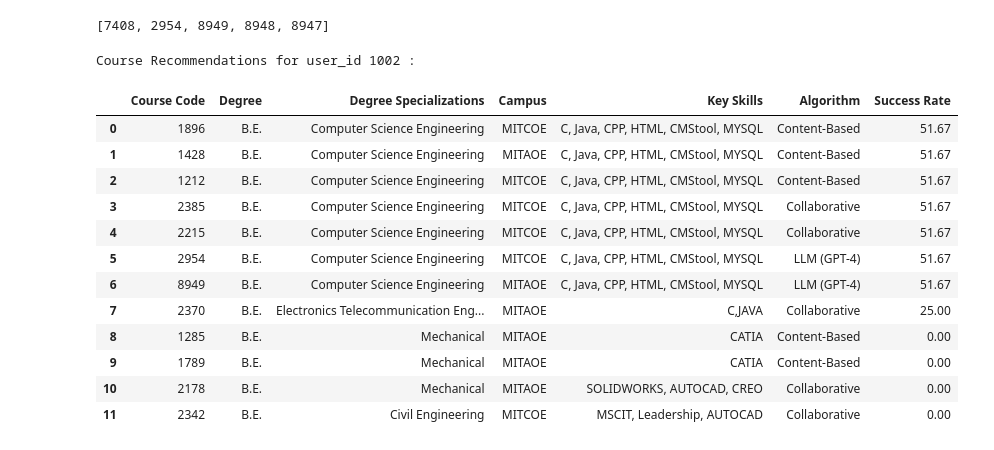
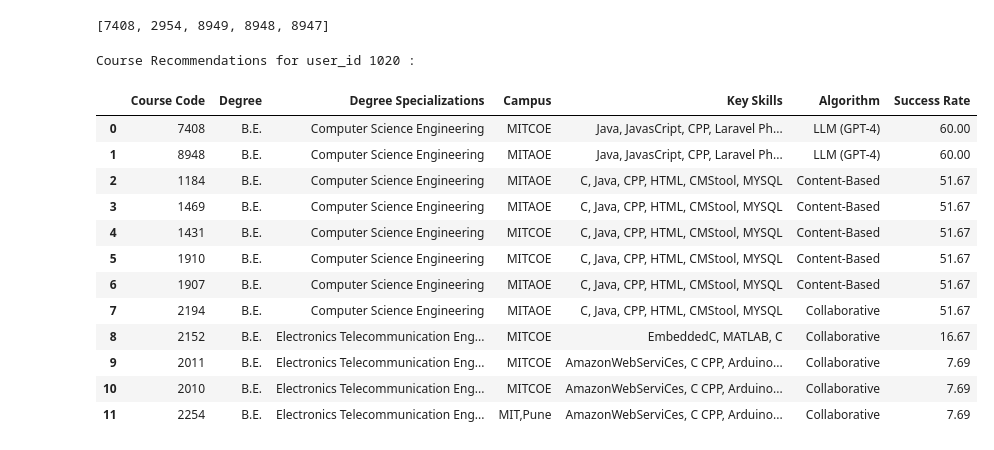
Before and after one commit to janiceXerri21/JaniceXerri_FYP_PCRS_VRLE_2024, a Jupyter notebook: TheFinalRecommendationSystem.ipynb, the cells around one changed output. Saved outputs shown, nothing was run; the diff lists cells and outputs as text; code cells hidden in the pictures.

```diff
--- a/TheFinalRecommendationSystem.ipynb
+++ b/TheFinalRecommendationSystem.ipynb
@@ -706,19 +708,19 @@ def final_recommender(user_id):
 
     return final
 # %%
-final_recommender(1002)
+final_recommender(1020)
 # %% [output]
-Course Recommendations for user_id 1002 :
+Course Recommendations for user_id 1020 :
 |  | Course Code | Degree | Degree Specializations | Campus | Key Skills | Algorithm | Success Rate |
-| 0 | 1896 | B.E. | Computer Science Engineering | MITCOE | C, Java, CPP, HTML, CMStool, MYSQL | Content-Based | 51.67 |
-| 1 | 1428 | B.E. | Computer Science Engineering | MITAOE | C, Java, CPP, HTML, CMStool, MYSQL | Content-Based | 51.67 |
-| 2 | 1212 | B.E. | Computer Science Engineering | MITCOE | C, Java, CPP, HTML, CMStool, MYSQL | Content-Based | 51.67 |
-| 3 | 2385 | B.E. | Computer Science Engineering | MITCOE | C, Java, CPP, HTML, CMStool, MYSQL | Collaborative | 51.67 |
-| 4 | 2215 | B.E. | Computer Science Engineering | MITCOE | C, Java, CPP, HTML, CMStool, MYSQL | Collaborative | 51.67 |
-| 5 | 2954 | B.E. | Computer Science Engineering | MITCOE | C, Java, CPP, HTML, CMStool, MYSQL | LLM (GPT-4) | 51.67 |
-| 6 | 8949 | B.E. | Computer Science Engineering | MITAOE | C, Java, CPP, HTML, CMStool, MYSQL | LLM (GPT-4) | 51.67 |
-| 7 | 2370 | B.E. | Electronics Telecommunication Eng... | MITAOE | C,JAVA | Collaborative | 25.00 |
-| 8 | 1285 | B.E. | Mechanical | MITAOE | CATIA | Content-Based | 0.00 |
-| 9 | 1789 | B.E. | Mechanical | MITAOE | CATIA | Content-Based | 0.00 |
-| 10 | 2178 | B.E. | Mechanical | MITAOE | SOLIDWORKS, AUTOCAD, CREO | Collaborative | 0.00 |
-| 11 | 2342 | B.E. | Civil Engineering | MITCOE | MSCIT, Leadership, AUTOCAD | Collaborative | 0.00 |
+| 0 | 7408 | B.E. | Computer Science Engineering | MITCOE | Java, JavasCript, CPP, Laravel Ph... | LLM (GPT-4) | 60.00 |
+| 1 | 8948 | B.E. | Computer Science Engineering | MITAOE | Java, JavasCript, CPP, Laravel Ph... | LLM (GPT-4) | 60.00 |
+| 2 | 1184 | B.E. | Computer Science Engineering | MITAOE | C, Java, CPP, HTML, CMStool, MYSQL | Content-Based | 51.67 |
+| 3 | 1469 | B.E. | Computer Science Engineering | MITAOE | C, Java, CPP, HTML, CMStool, MYSQL | Content-Based | 51.67 |
+| 4 | 1431 | B.E. | Computer Science Engineering | MITCOE | C, Java, CPP, HTML, CMStool, MYSQL | Content-Based | 51.67 |
+| 5 | 1910 | B.E. | Computer Science Engineering | MITCOE | C, Java, CPP, HTML, CMStool, MYSQL | Content-Based | 51.67 |
+| 6 | 1907 | B.E. | Computer Science Engineering | MITAOE | C, Java, CPP, HTML, CMStool, MYSQL | Content-Based | 51.67 |
+| 7 | 2194 | B.E. | Computer Science Engineering | MITAOE | C, Java, CPP, HTML, CMStool, MYSQL | Collaborative | 51.67 |
+| 8 | 2152 | B.E. | Electronics Telecommunication Eng... | MITCOE | EmbeddedC, MATLAB, C | Collaborative | 16.67 |
+| 9 | 2011 | B.E. | Electronics Telecommunication Eng... | MITCOE | AmazonWebServiCes, C CPP, Arduino... | Collaborative | 7.69 |
+| 10 | 2010 | B.E. | Electronics Telecommunication Eng... | MITCOE | AmazonWebServiCes, C CPP, Arduino... | Collaborative | 7.69 |
+| 11 | 2254 | B.E. | Electronics Telecommunication Eng... | MIT,Pune | AmazonWebServiCes, C CPP, Arduino... | Collaborative | 7.69 |
```
Also changed, not shown: parts of 2 cells of this notebook, 4 other files.
